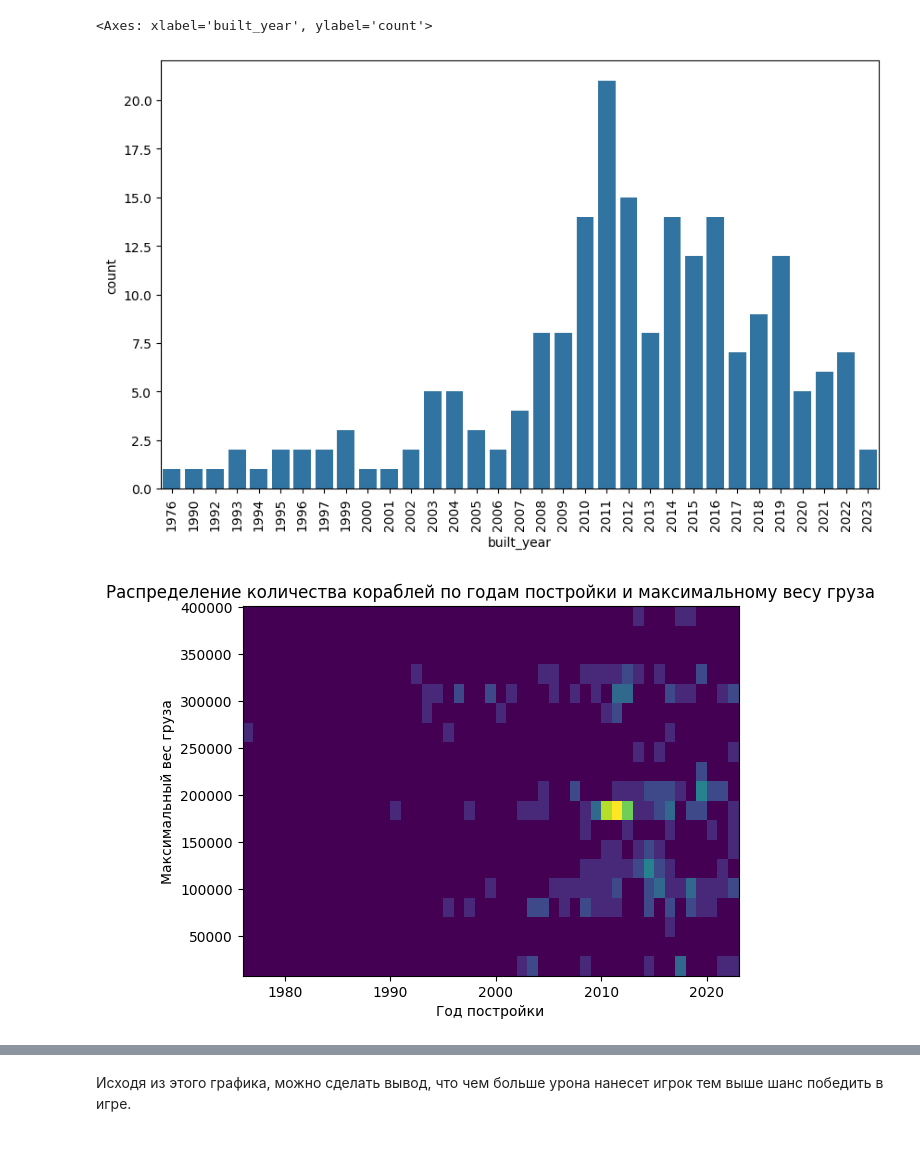
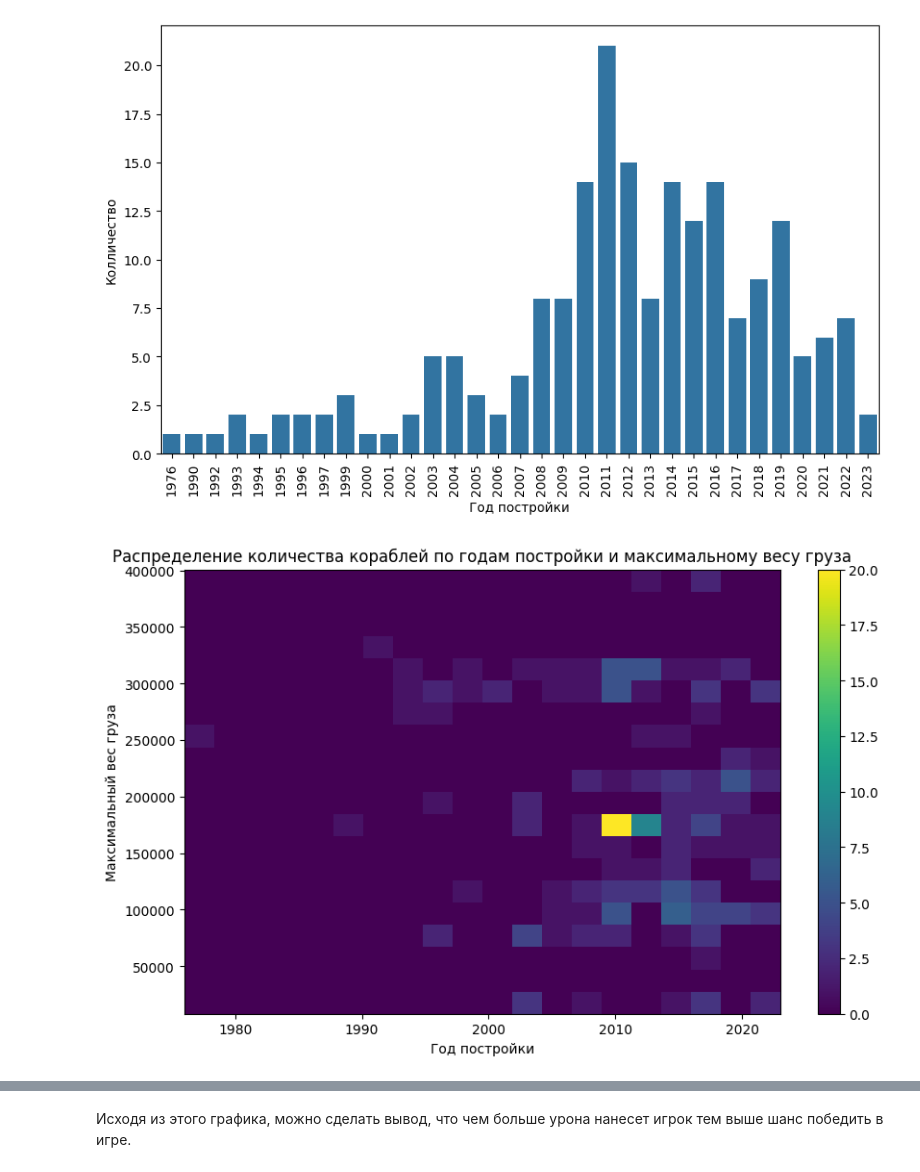
Before and after one commit to kalanimus/PythonLabs, a Jupyter notebook: Lab2/Untitled.ipynb, the cells around one changed output, grey strips where cells are left out. Saved outputs shown, nothing was run; the diff lists cells and outputs as text; code cells hidden in the pictures.

```diff
--- a/Lab2/Untitled.ipynb
+++ b/Lab2/Untitled.ipynb
@@ -23,19 +27,22 @@ sb.barplot(x="ship_name", y="count", data=df)
 df = file["built_year"].value_counts().reset_index()
 plt.figure(figsize=(10,6))
 plt.xticks(rotation = 90)
+plt.xlabel("Год постройки")
+plt.ylabel("Колличество")
 sb.barplot(x="built_year", y="count", data=df)
+plt.show()
 # %% [output]
-<Axes: xlabel='built_year', ylabel='count'>
-[figure, old version]
+[figure, new version]
 # %%
-df = file[["built_year", "ship_name", "dwt"]]
-dwt_bins = np.linspace(df['dwt'].min(), df['dwt'].max(), 20)
-plt.hist2d(df["built_year"], df["dwt"], bins=[np.arange(df["built_year"].min(), df["built_year"].max() + 1), dwt_bins])
+df = file[["built_year",  "dwt"]]
+plt.figure(figsize=(10,6))
 plt.xlabel("Год постройки")
 plt.ylabel("Максимальный вес груза")
 plt.title("Распределение количества кораблей по годам постройки и максимальному весу груза")
+plt.hist2d(df["built_year"], df["dwt"], bins=20)
+plt.colorbar()
 plt.show()
 # %% [output]
-[figure, old version]
+[figure, new version]
 # %%
 file2 = pd.read_csv("IRIS.csv")
```
Also changed, not shown: parts of 10 cells of this notebook, 1 other file.
